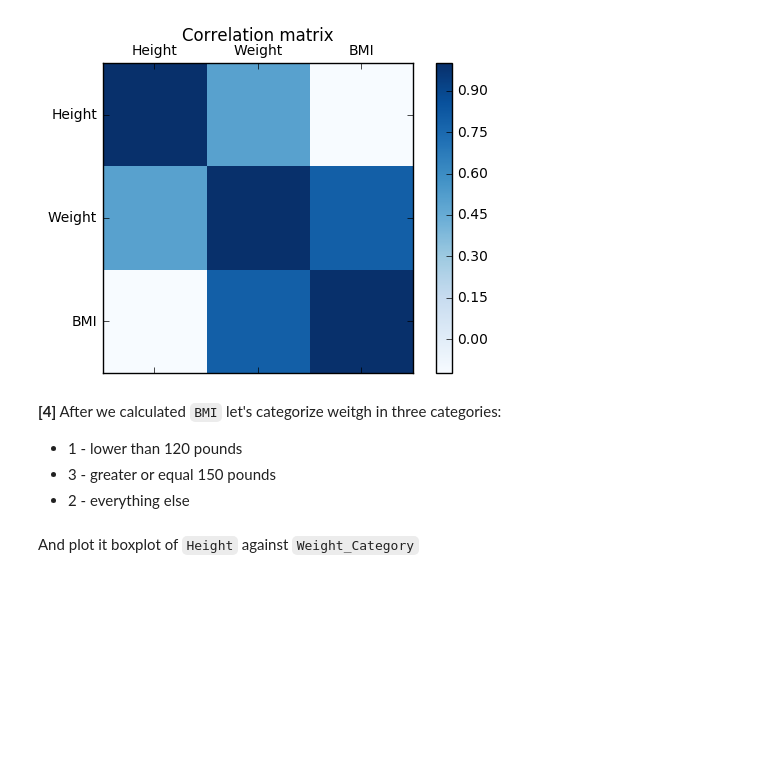
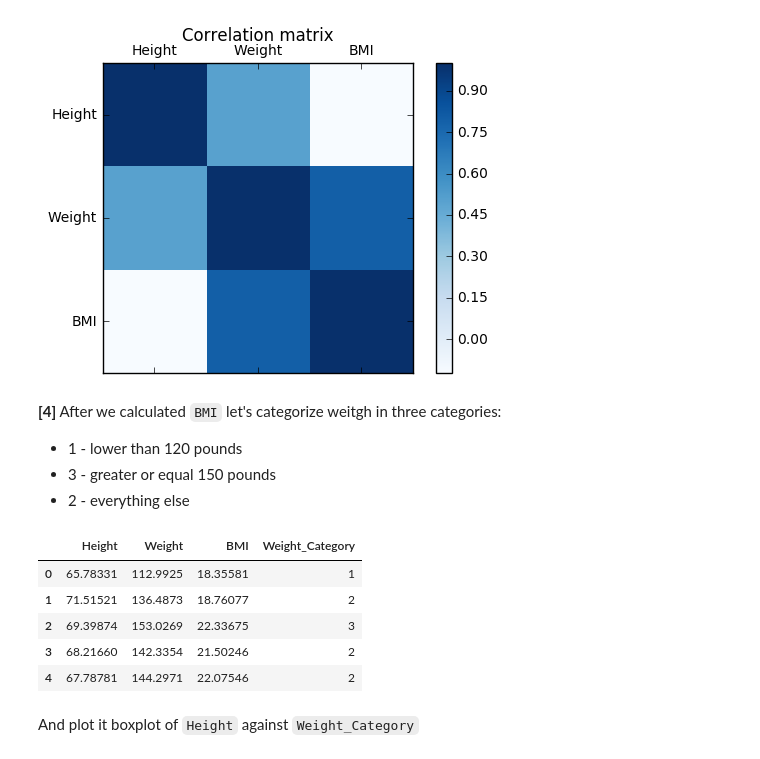
Before and after one commit to EvdokimovN/S7DataScience, a Jupyter notebook: S7DataScience.ipynb, the cells around one changed output. Saved outputs shown, nothing was run; the diff lists cells and outputs as text; code cells hidden in the pictures; blank space fills up the shorter version.

```diff
--- a/S7DataScience.ipynb
+++ b/S7DataScience.ipynb
@@ -75,16 +84,25 @@ plt.show()
 # %%
 # Categorize data according with requirements
 def categorize(row):
     if row[weight_column_index] < 120: return 1
     elif row[weight_column_index] >= 150: return 3
     else: return 2
 
 category_weight_column_index = 'Weight_Category'
 # Add new column to dataframe as category type
 df[category_weight_column_index] = df.apply(categorize, axis=1).astype('category')
 
 # Make sure we actually added column to dataframe
 assert(category_weight_column_index in df.columns)
+
+df.head()
+# %% [output]
+|  | Height | Weight | BMI | Weight_Category |
+| 0 | 65.78331 | 112.9925 | 18.35581 | 1 |
+| 1 | 71.51521 | 136.4873 | 18.76077 | 2 |
+| 2 | 69.39874 | 153.0269 | 22.33675 | 3 |
+| 3 | 68.21660 | 142.3354 | 21.50246 | 2 |
+| 4 | 67.78781 | 144.2971 | 22.07546 | 2 |
 # %% [markdown]
 And plot it boxplot of `Height` against `Weight_Category`
 # %%
```
Also changed, not shown: parts of 2 cells of this notebook.
